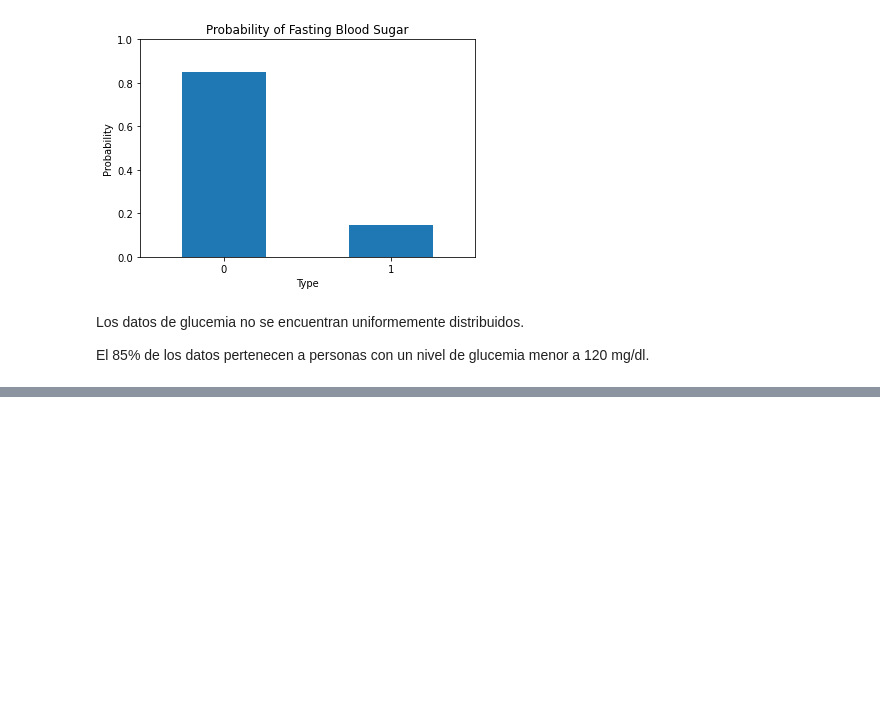
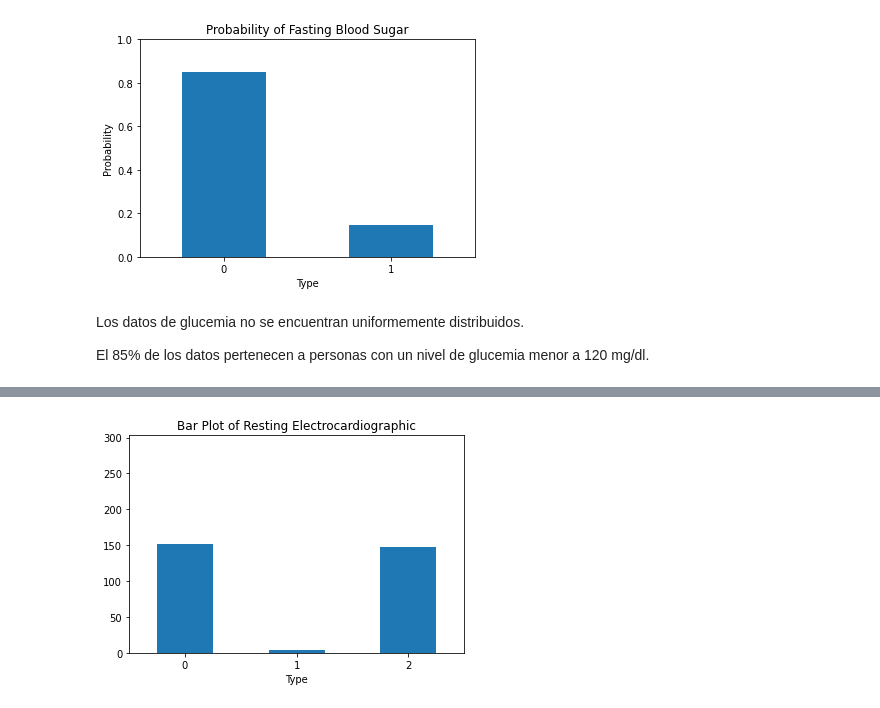
Before and after one commit to AnaliticaComputacional-2023-10/Proyecto1, a Jupyter notebook: Proyecto1.ipynb, the cells around one changed output, grey strips where cells are left out. Cells and saved outputs as stored; diff of their text form; code cells hidden in the pictures; blank space fills up the shorter version.

```diff
--- a/Proyecto1.ipynb
+++ b/Proyecto1.ipynb
@@ -492,0 +494,4 @@ El 85% de los datos pertenecen a personas con un nivel de glucemia menor a 120 m
+# %%
+bar = df.groupby('restecg').agg(count=('restecg', 'count'))
+bar['prob'] = bar['count'] / bar['count'].sum()
+bar
@@ -492,0 +504,8 @@ El 85% de los datos pertenecen a personas con un nivel de glucemia menor a 120 m
+# %%
+ax = bar['count'].plot.bar(legend=False, ylim=[0, len(df)])
+ax.set_title('Bar Plot of Resting Electrocardiographic')
+ax.set_xlabel('Type')
+plt.xticks(rotation=0)
+plt.show()
+# %% [output]
+[figure, added]
```
Also changed, not shown: parts of 99 cells of this notebook.
